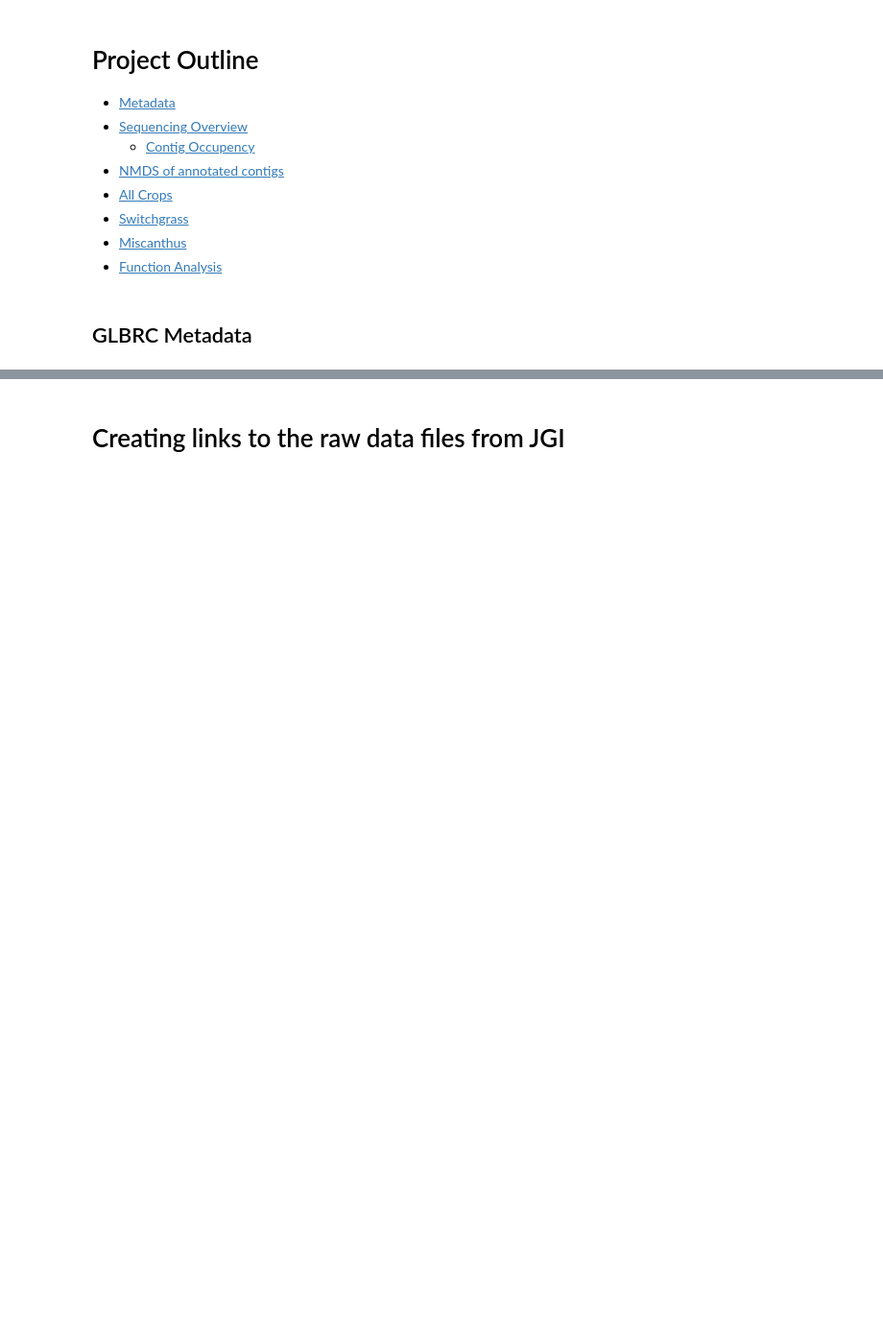
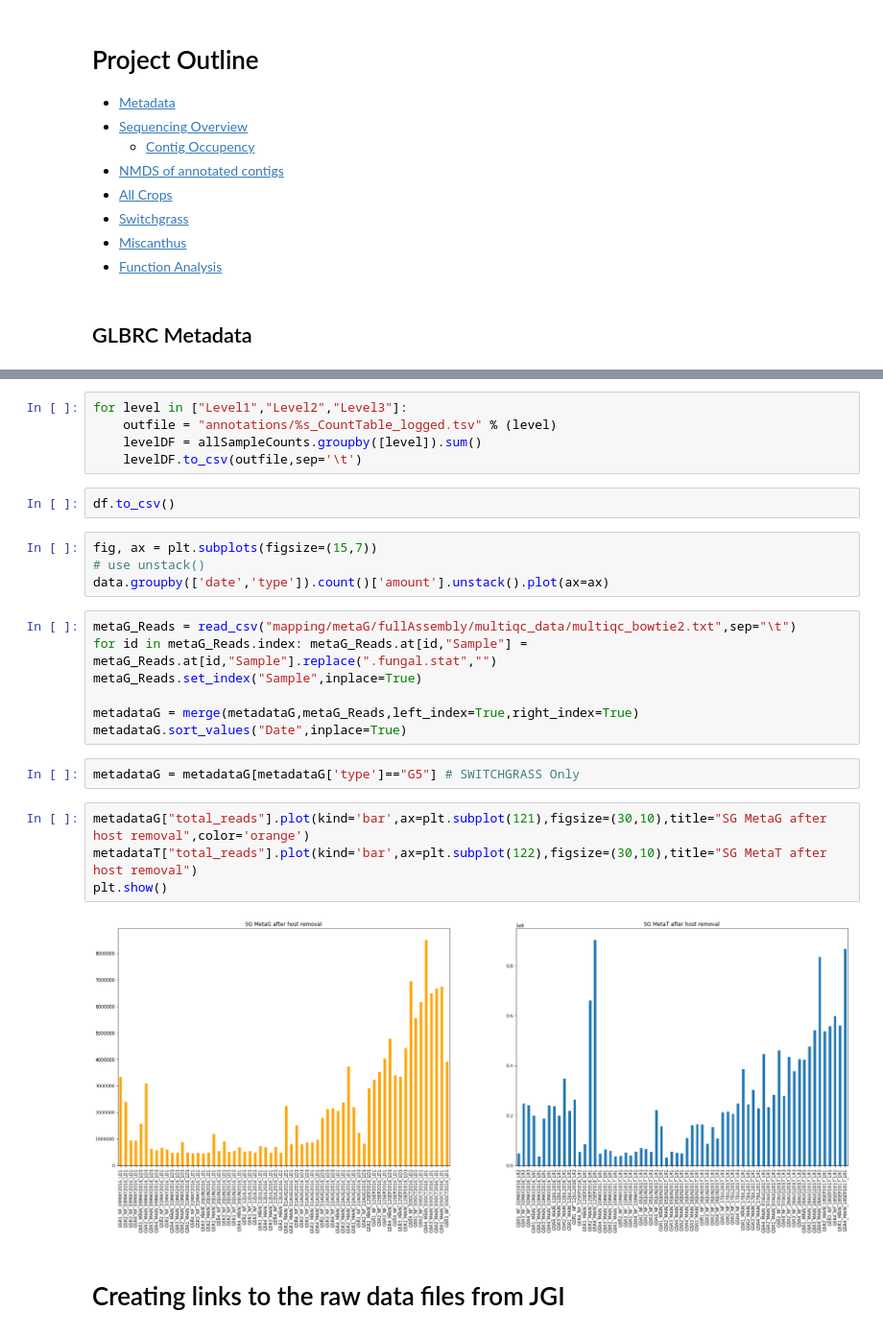
Before and after one commit to skDooley/GLBRC, a Jupyter notebook: 2016_WGS_DataPrep.ipynb, the cells around one changed output, grey strips where cells are left out. Shown at 96% size. Saved outputs shown, nothing was run; the diff lists cells and outputs as text; blank space fills up the shorter version.

```diff
--- a/2016_WGS_DataPrep.ipynb
+++ b/2016_WGS_DataPrep.ipynb
@@ -53,3 +227,29 @@ metadata.head()
+# %%
+for level in ["Level1","Level2","Level3"]:
+    outfile = "annotations/%s_CountTable_logged.tsv" % (level)
+    levelDF = allSampleCounts.groupby([level]).sum()
+    levelDF.to_csv(outfile,sep='\t')
+# %%
+df.to_csv()
+# %%
+fig, ax = plt.subplots(figsize=(15,7))
+# use unstack()
+data.groupby(['date','type']).count()['amount'].unstack().plot(ax=ax)
+# %%
+metaG_Reads = read_csv("mapping/metaG/fullAssembly/multiqc_data/multiqc_bowtie2.txt",sep="\t")
+for id in metaG_Reads.index: metaG_Reads.at[id,"Sample"] = metaG_Reads.at[id,"Sample"].replace(".fungal.stat","")
+metaG_Reads.set_index("Sample",inplace=True)
+
+metadataG = merge(metadataG,metaG_Reads,left_index=True,right_index=True)
+metadataG.sort_values("Date",inplace=True)
+# %%
+metadataG = metadataG[metadataG['type']=="G5"] # SWITCHGRASS Only
+# %%
+metadataG["total_reads"].plot(kind='bar',ax=plt.subplot(121),figsize=(30,10),title="SG MetaG after host removal",color='orange')
+metadataT["total_reads"].plot(kind='bar',ax=plt.subplot(122),figsize=(30,10),title="SG MetaT after host removal")
+plt.show()
+# %% [output]
+[figure, added]
 # %% [markdown]
 # Creating links to the raw data files from JGI
 # %%
```
Also changed, not shown: parts of 37 cells of this notebook, 1 other file.
